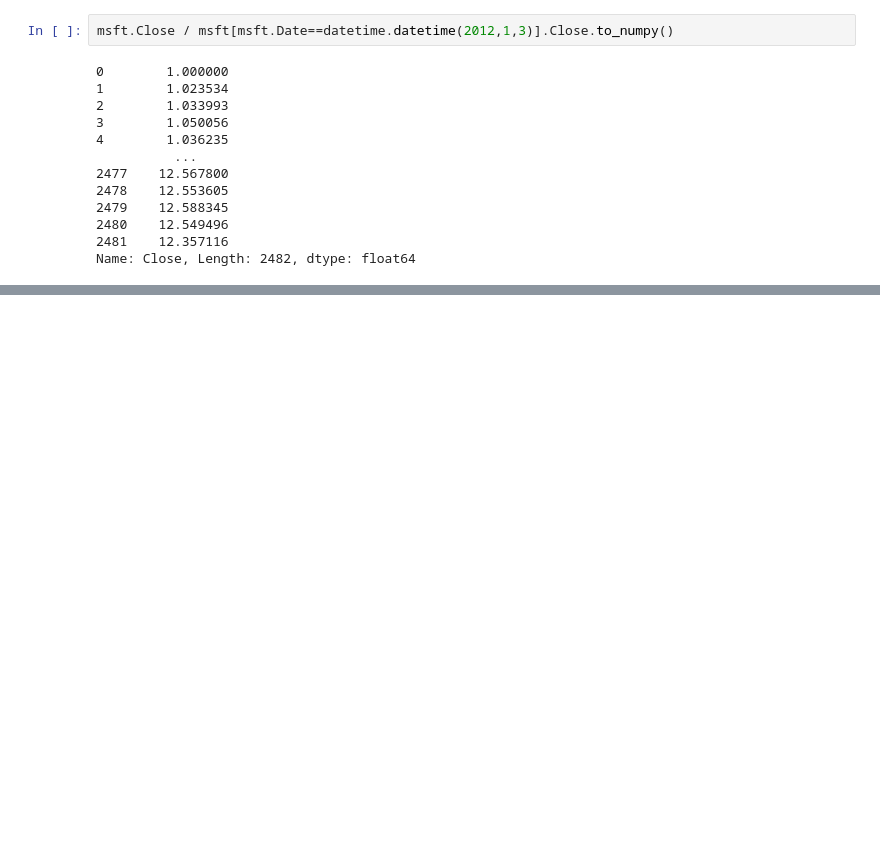
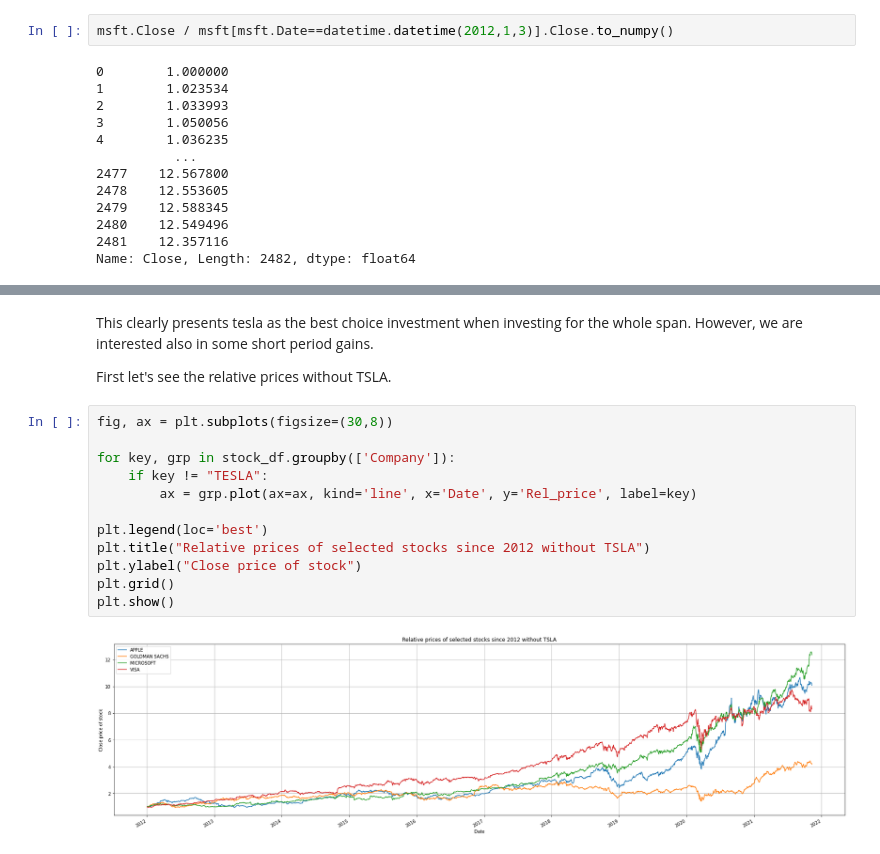
Before and after one commit to bindas1/PortfolioOptimizer, a Jupyter notebook: PortfolioOptimizer.ipynb, the cells around one changed output, grey strips where cells are left out. Drawn from its saved outputs; the diff is of its cells as text; blank space fills up the shorter version.

```diff
--- a/PortfolioOptimizer.ipynb
+++ b/PortfolioOptimizer.ipynb
@@ -95,0 +134,18 @@ sns.lineplot(x=msft.Date, y=msft.Close, title="Price of ")
+# %% [markdown]
+This clearly presents tesla as the best choice investment when investing for the whole span. However, we are interested also in some short period gains.
+
+First let's see the relative prices without TSLA.
+# %%
+fig, ax = plt.subplots(figsize=(30,8))
+
+for key, grp in stock_df.groupby(['Company']):
+    if key != "TESLA":
+        ax = grp.plot(ax=ax, kind='line', x='Date', y='Rel_price', label=key)
+
+plt.legend(loc='best')
+plt.title("Relative prices of selected stocks since 2012 without TSLA")
+plt.ylabel("Close price of stock")
+plt.grid()
+plt.show()
+# %% [output]
+[figure, added]
```
Also changed, not shown: parts of 9 cells of this notebook.
